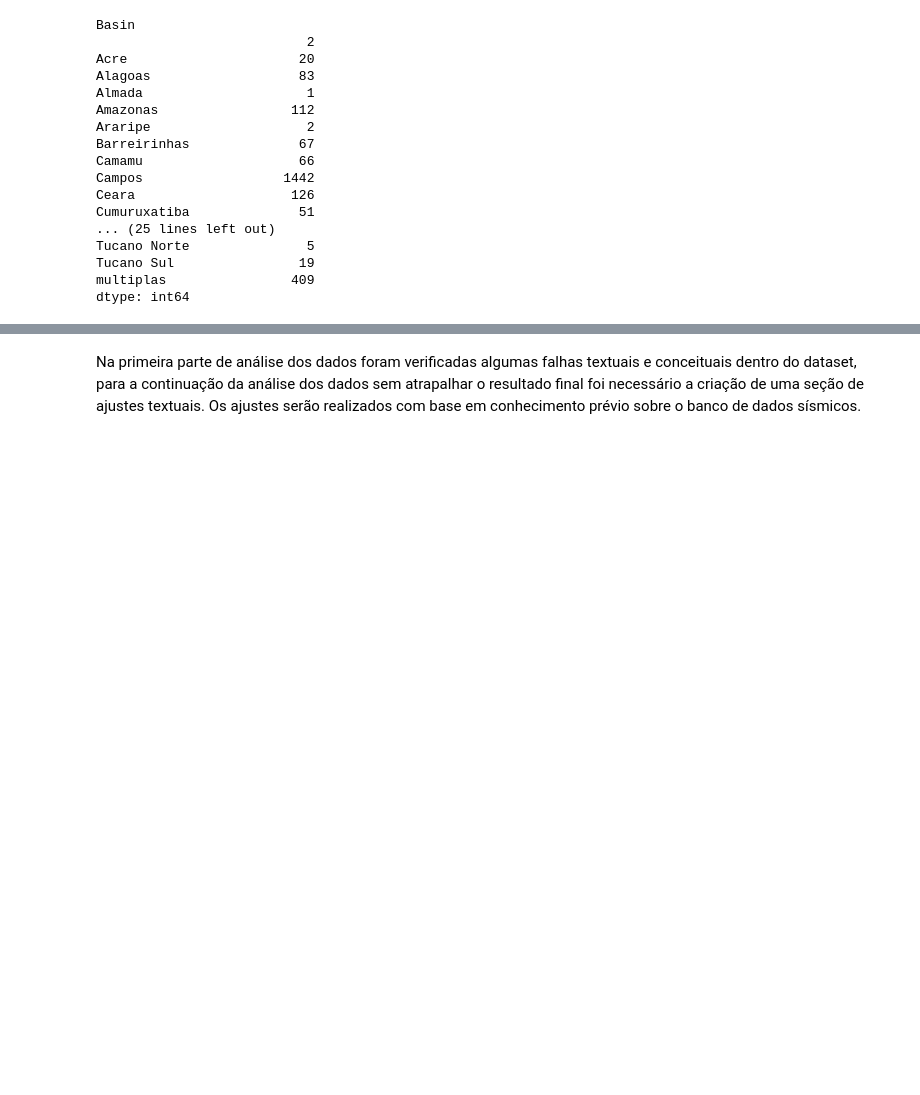
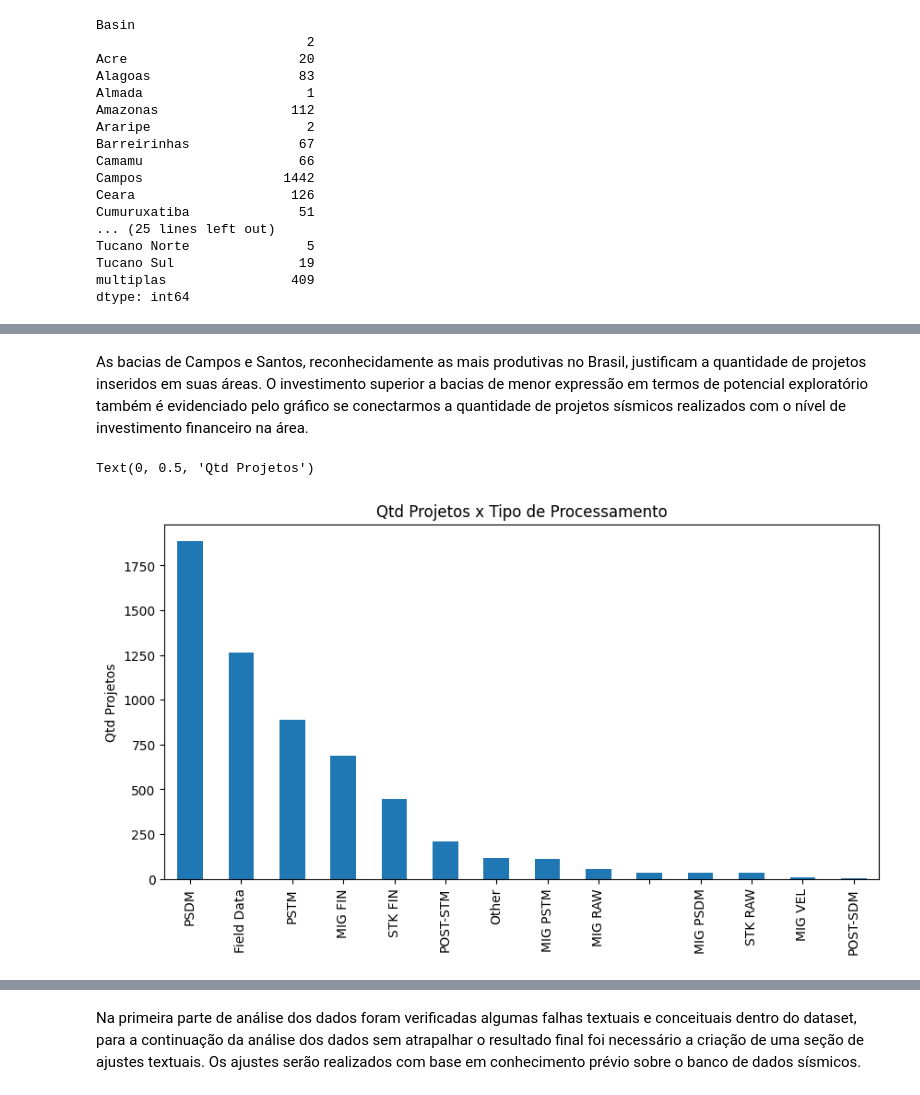
Before and after one commit to leoalexandre/MVP_ADBP, a Jupyter notebook: mvp_anp_seismic.ipynb, the cells around one changed output, grey strips where cells are left out. Saved outputs shown, nothing was run; the diff lists cells and outputs as text; code cells hidden in the pictures; blank space fills up the shorter version.

```diff
--- a/mvp_anp_seismic.ipynb
+++ b/mvp_anp_seismic.ipynb
@@ -244,0 +254,11 @@ Nas observações realizadas foi possível identificar alguns pontos onde será
+# %% [markdown]
+As bacias de Campos e Santos, reconhecidamente as mais produtivas no Brasil, justificam a quantidade de projetos inseridos em suas áreas. O investimento superior a bacias de menor expressão em termos de potencial exploratório também é evidenciado pelo gráfico se conectarmos a quantidade de projetos sísmicos realizados com o nível de investimento financeiro na área.
+# %%
+#Plotando a quantidade de tipos de processamentos
+df_tipos = dados_anp['Type_Proc'].value_counts()
+df_tipos.plot(kind= 'bar', figsize=(10,5))
+plt.title('Qtd Projetos x Tipo de Processamento')
+plt.ylabel('Qtd Projetos')
+# %% [output]
+Text(0, 0.5, 'Qtd Projetos')
+[figure, added]
```
Also changed, not shown: parts of 35 cells of this notebook.
